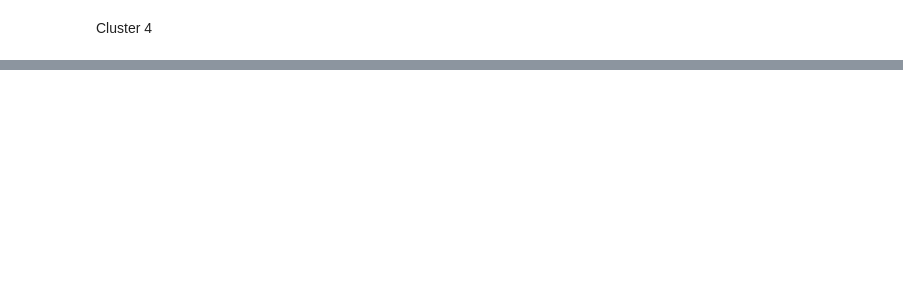
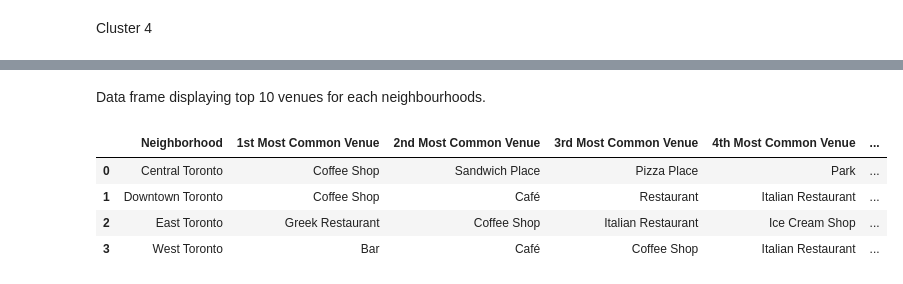
Before and after one commit to GneissBytes/Coursera_Capstone, a Jupyter notebook: Segmenting and Clustering Neighborhoods in Toronto.ipynb, the cells around one changed output, grey strips where cells are left out. Saved outputs shown, nothing was run; the diff lists cells and outputs as text; code cells hidden in the pictures; blank space fills up the shorter version.

```diff
--- a/Segmenting and Clustering Neighborhoods in Toronto.ipynb
+++ b/Segmenting and Clustering Neighborhoods in Toronto.ipynb
@@ -328,0 +496,35 @@ df_tor.loc[df_tor['Cluster Labels'] == 3]
+# %%
+def return_most_common_venues(row, num_top_venues):
+    row_categories = row.iloc[1:]
+    row_categories_sorted = row_categories.sort_values(ascending=False)
+
+    return row_categories_sorted.index.values[0:num_top_venues]
+# %% [markdown]
+Data frame displaying top 10 venues for each neighbourhoods.
+# %%
+num_top_venues = 10
+
+indicators = ['st', 'nd', 'rd']
+
+# create columns according to number of top venues
+columns = ['Neighborhood']
+for ind in np.arange(num_top_venues):
+    try:
+        columns.append('{}{} Most Common Venue'.format(ind+1, indicators[ind]))
+    except:
+        columns.append('{}th Most Common Venue'.format(ind+1))
+
+# create a new dataframe
+neighborhoods_venues_sorted = pd.DataFrame(columns=columns)
+neighborhoods_venues_sorted['Neighborhood'] = toronto_grouped['Neighborhood']
+
+for ind in np.arange(toronto_grouped.shape[0]):
+    neighborhoods_venues_sorted.iloc[ind, 1:] = return_most_common_venues(toronto_grouped.iloc[ind, :], num_top_venues)
+
+neighborhoods_venues_sorted.head()
+# %% [output]
+|  | Neighborhood | 1st Most Common Venue | 2nd Most Common Venue | 3rd Most Common Venue | 4th Most Common Venue | ... |
+| 0 | Central Toronto | Coffee Shop | Sandwich Place | Pizza Place | Park | ... |
+| 1 | Downtown Toronto | Coffee Shop | Café | Restaurant | Italian Restaurant | ... |
+| 2 | East Toronto | Greek Restaurant | Coffee Shop | Italian Restaurant | Ice Cream Shop | ... |
+| 3 | West Toronto | Bar | Café | Coffee Shop | Italian Restaurant | ... |
```
Also changed, not shown: parts of 41 cells of this notebook.
